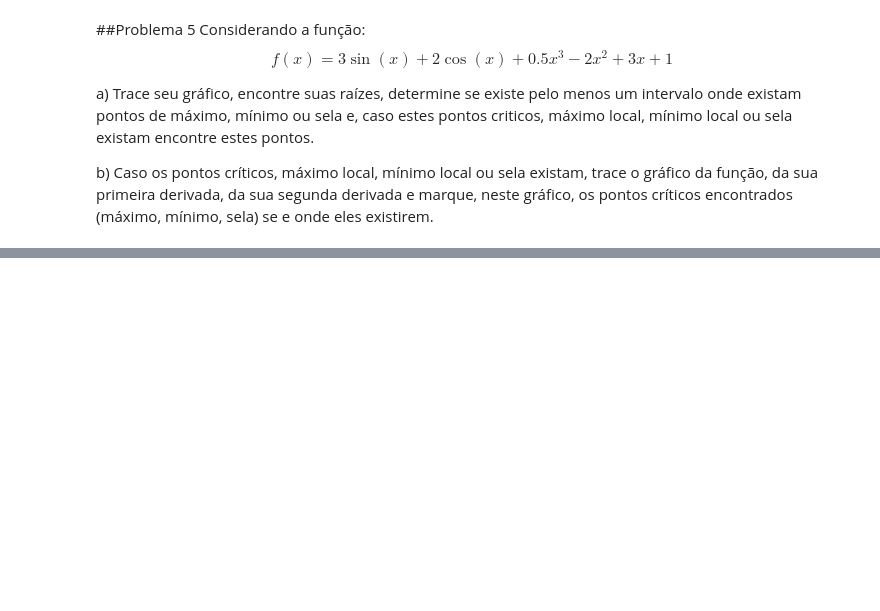
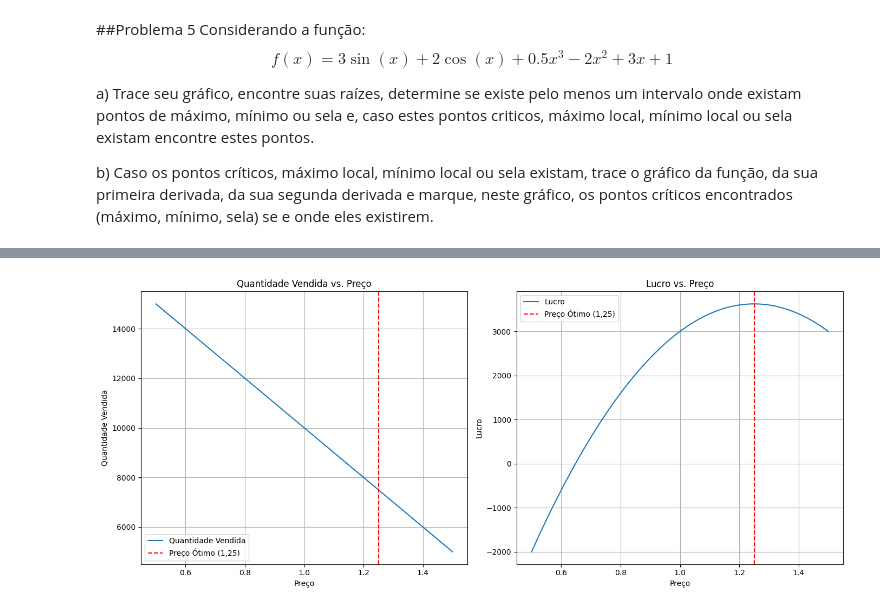
Before and after one commit to Vickes21/studies-notebooks, a Jupyter notebook: [MFF]-RA2_2024_1_Grupo.ipynb, the cells around one changed output, grey strips where cells are left out. Drawn from its saved outputs; the diff is of its cells as text; code cells hidden in the pictures; blank space fills up the shorter version.

```diff
--- a/[MFF]-RA2_2024_1_Grupo.ipynb
+++ b/[MFF]-RA2_2024_1_Grupo.ipynb
@@ -52,0 +159,46 @@ b) Caso os pontos críticos, máximo local, mínimo local ou sela existam, trace
+# %%
+import numpy as np
+import matplotlib.pyplot as plt
+
+# Definindo o intervalo de preços
+precos = np.linspace(0.50, 1.50, 100)
+
+# Calculando as quantidades correspondentes
+quantidades = 5000 + 10000 * (1.50 - precos)
+
+# Calculando os custos totais
+custos_totais = 2000 + 0.50 * quantidades
+
+# Calculando as receitas
+receitas = precos * quantidades
+
+# Calculando os lucros
+lucros = receitas - custos_totais
+
+# Criando os gráficos
+plt.figure(figsize=(14, 6))
+
+# Gráfico de quantidade vs. preço
+plt.subplot(1, 2, 1)
+plt.plot(precos, quantidades, label='Quantidade Vendida')
+plt.title('Quantidade Vendida vs. Preço')
+plt.xlabel('Preço')
+plt.ylabel('Quantidade Vendida')
+plt.grid(True)
+plt.axvline(x=1.25, color='r', linestyle='--', label='Preço Ótimo (1,25)')
+plt.legend()
+
+# Gráfico de lucro vs. preço
+plt.subplot(1, 2, 2)
+plt.plot(precos, lucros, label='Lucro')
+plt.title('Lucro vs. Preço')
+plt.xlabel('Preço')
+plt.ylabel('Lucro')
+plt.grid(True)
+plt.axvline(x=1.25, color='r', linestyle='--', label='Preço Ótimo (1,25)')
+plt.legend()
+
+plt.tight_layout()
+plt.show()
+# %% [output]
+[figure, added]
```
Also changed, not shown: parts of 5 cells of this notebook.
